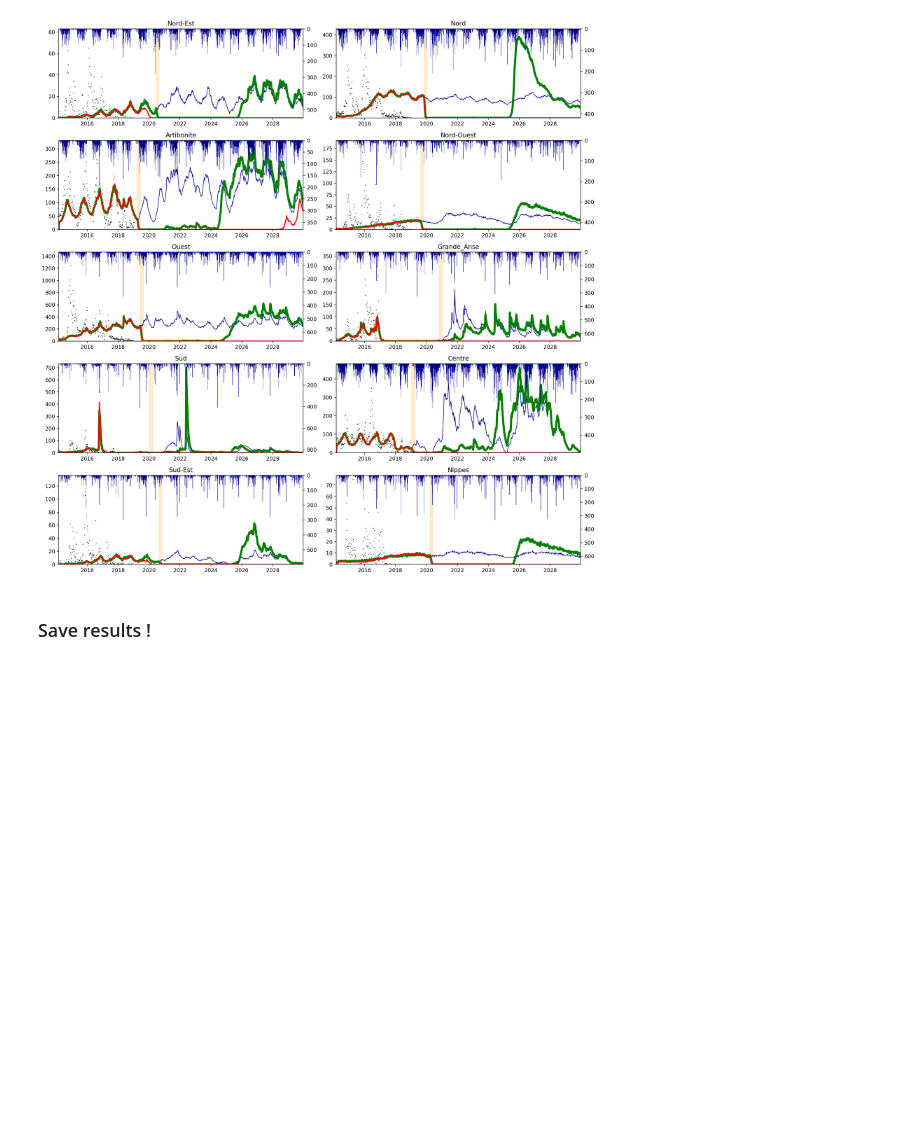
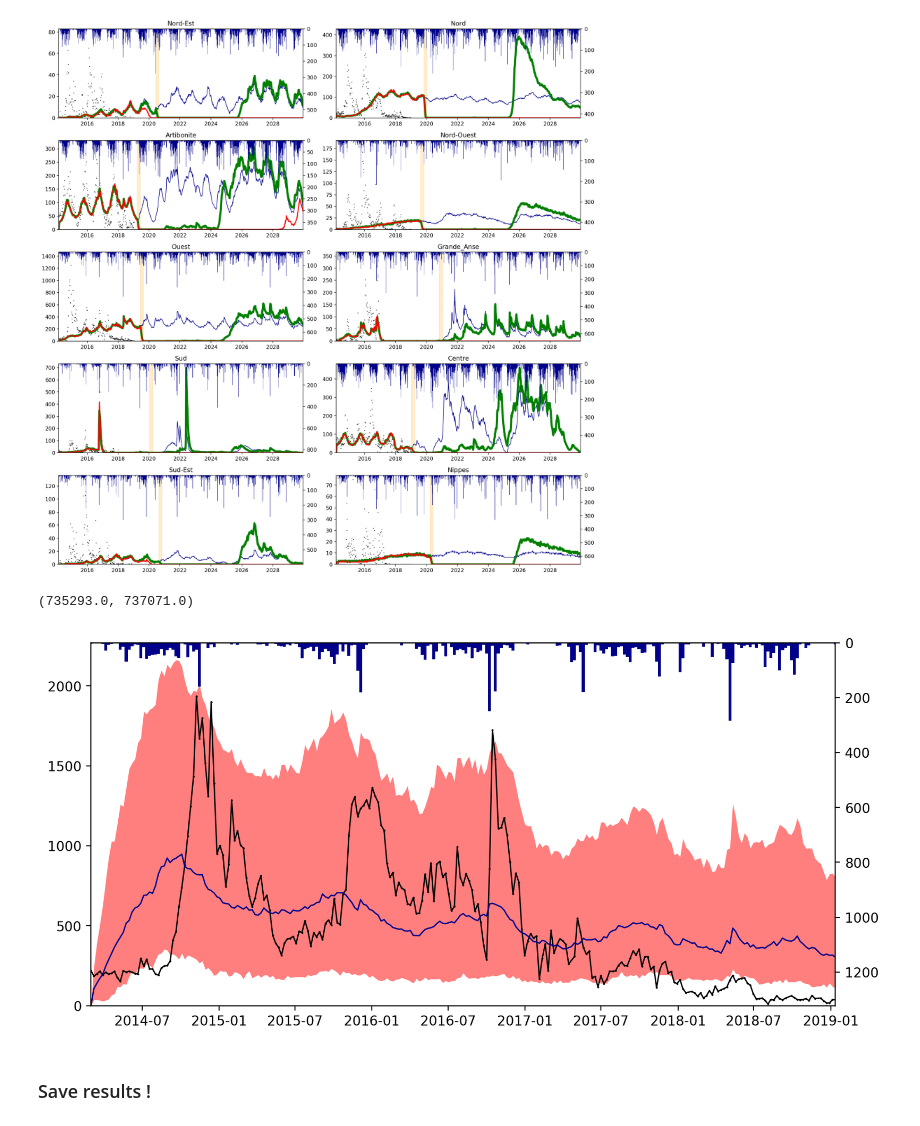
Before and after one commit to jcblemai/haiti-mass-ocv-campaign, a Jupyter notebook: forecast.ipynb, the cells around one changed output. Saved outputs shown, nothing was run; the diff lists cells and outputs as text; code cells hidden in the pictures; blank space fills up the shorter version.

Commit message:
ability to do national plots

```diff
--- a/forecast.ipynb
+++ b/forecast.ipynb
@@ -454,6 +454,47 @@ for i, dp in enumerate(dept_avail):
 fig.tight_layout()
 # %% [output]
 [figure]
+# %%
+to_plot = all_data
+plot_all_q50 =  pd.DataFrame(0, index = pd.DatetimeIndex(start =  t_start,
+                                      end = t_for, freq = 'W-SAT'), columns = dept_name)
+
+plot_all_q05 =  pd.DataFrame(0, index = pd.DatetimeIndex(start =  t_start,
+                                      end = t_for, freq = 'W-SAT'), columns = dept_name)
+
+plot_all_q95 =  pd.DataFrame(0, index = pd.DatetimeIndex(start =  t_start,
+                                      end = t_for, freq = 'W-SAT'), columns = dept_name)
+
+for dp in dept_avail:
+        plot_all_q50[dp] = to_plot[dp]['cases']['q50']
+        plot_all_q95[dp] = to_plot[dp]['cases']['q95']
+        plot_all_q05[dp] = to_plot[dp]['cases']['q05']
+
+plot_all = pd.concat([plot_all_q05.sum(axis=1), plot_all_q50.sum(axis=1), plot_all_q95.sum(axis=1)], axis = 1, keys = ['q05', 'q50', 'q95'])
+
+
+ti = input_parameters['t_start']
+tf = input_parameters['t_end']
+#tf = t_for
+
+cases.drop('Ouest', axis = 1, inplace=True)
+
+fig, axes = plt.subplots(1, 1, figsize=(10,5), squeeze = True, dpi = 200);
+fig.patch.set_facecolor('white')
+axt =  axes.twinx()
+axes.plot(cases.sum(axis=1)[t_start:][ti:tf], marker='.', linestyle='-',color='k', linewidth=1, markersize=1 )
+axes.fill_between(plot_all['q05'][ti:tf].index, plot_all['q05'][ti:tf], plot_all['q95'][ti:tf], alpha = .5, color = 'red', linewidth = 0)
+axes.plot(plot_all['q50'][ti:tf], alpha = 1,linestyle='-', linewidth = 1, color = 'darkblue')
+axt.bar(pd.date_range(ti,tf, freq='W-SAT').date, rain[dp].resample('W-SAT').sum()[ti:tf], label = r'Rainfall', color = 'darkblue', width=7, alpha = 1)
+
+axes.set_ylim(0)
+axt.set_ylim(4*max(rain[dp].resample('W-SAT').sum()[t_start:t_for]),0) # check if only reverse y
+axes.set_xlim(ti, tf)
+
+#fig.tight_layout()
+# %% [output]
+(735293.0, 737071.0)
+[figure, added]
 # %% [markdown]
 ### Save results !
 # %%
```
Also changed, not shown: 1 other file.
